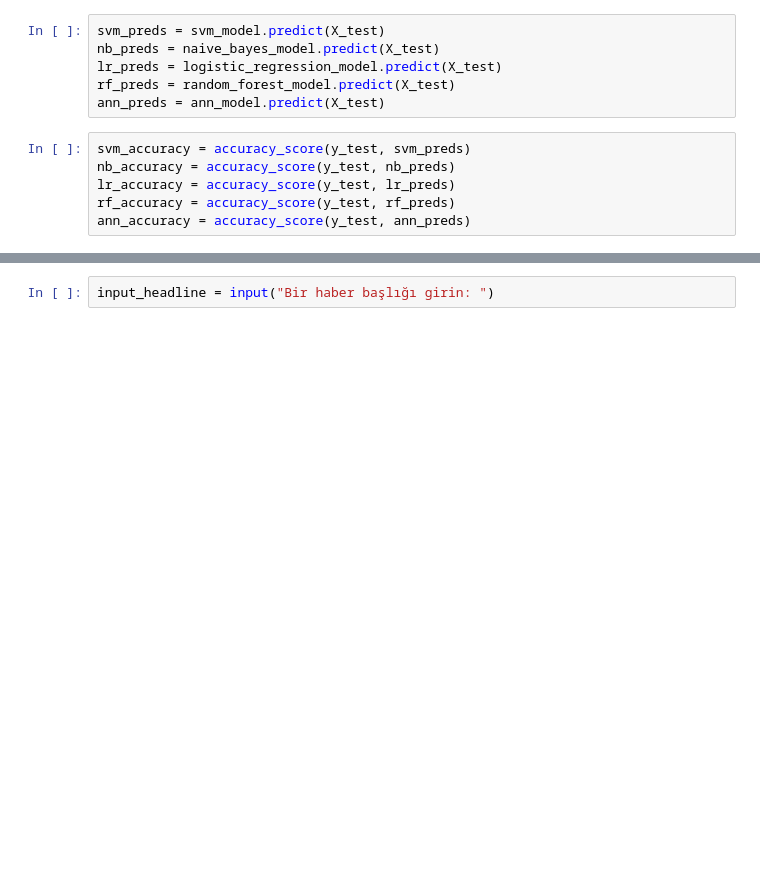
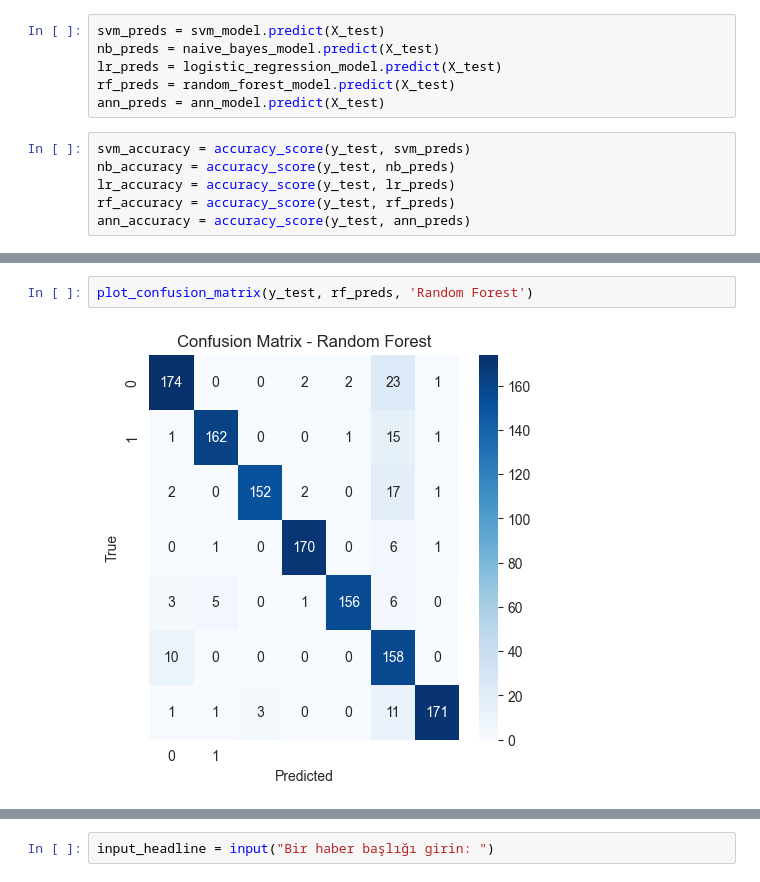
Before and after one commit to hsynalv/Turkish-News-Classifier, a Jupyter notebook: proje.ipynb, the cells around one changed output, grey strips where cells are left out. Drawn from its saved outputs; the diff is of its cells as text; blank space fills up the shorter version.

```diff
--- a/proje.ipynb
+++ b/proje.ipynb
@@ -123,0 +129,4 @@ weighted avg       0.97      0.97      0.97      1260
+# %%
+plot_confusion_matrix(y_test, rf_preds, 'Random Forest')
+# %% [output]
+[figure, added]
```
Also changed, not shown: parts of 9 cells of this notebook.
